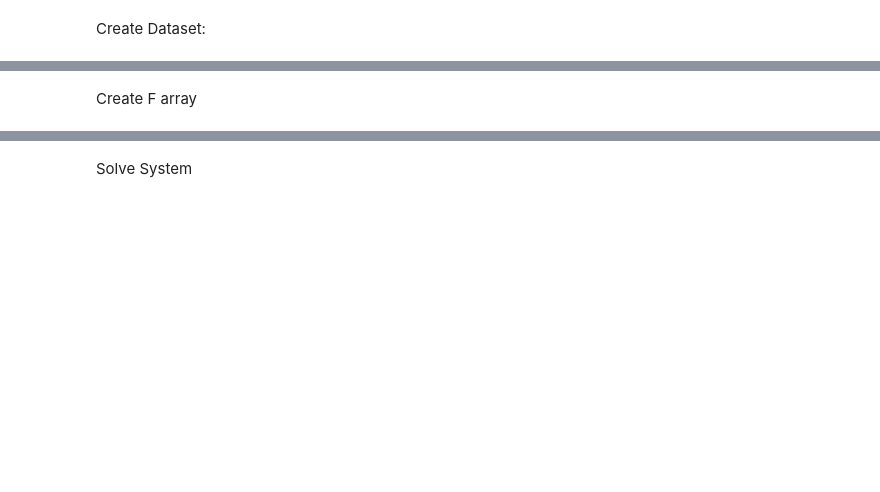
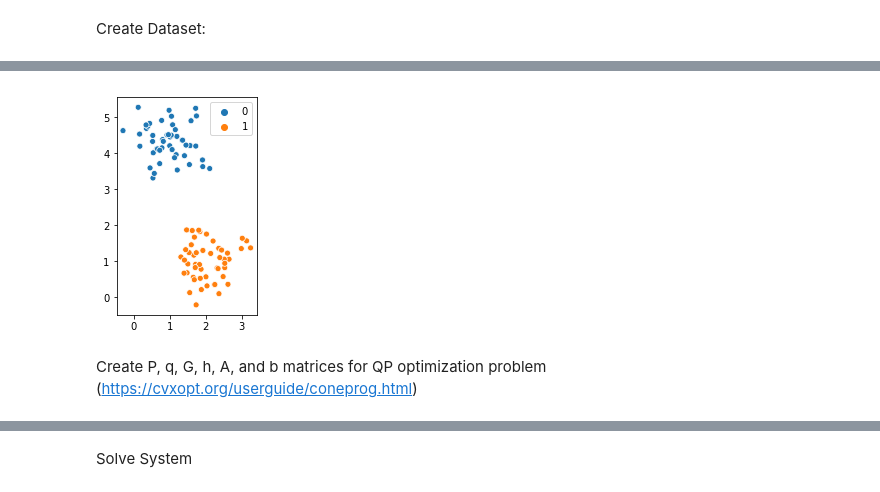
Before and after one commit to mbhaskar1/ML-Coursera, a Jupyter notebook: support_vector_machine.ipynb, the cells around one changed output, grey strips where cells are left out. Saved outputs shown, nothing was run; the diff lists cells and outputs as text; code cells hidden in the pictures; blank space fills up the shorter version.

Commit message:
SVM Completed - An implementation of the support vector algorithm using cvxopt

```diff
--- a/support_vector_machine.ipynb
+++ b/support_vector_machine.ipynb
@@ -81,3 +11,30 @@ y = 2*y - 1  # Change y to be -1 and 1 instead of 0 and 1
-# %% [markdown]
-Create F array
+# %%
+KERNEL = 'linear'
+POLY_P = 3
+CASE = 1
+
+if CASE == 1:
+  # Linearly Separable
+  X, y = make_blobs(n_samples=100, centers=2, n_features=2, cluster_std=0.5, random_state=0)
+elif CASE == 2:
+  # Simple Linearly Separable
+  X = np.array([[0, 1], [1, 0], [2, 2], [3, 3]])
+  y = np.array([0, 0, 1, 1]).reshape((4,))
+elif CASE == 3:
+  # Not Linearly Separable
+  X = np.array([[1, 0], [0, 1], [2, 1], [1, 2]])
+  y = np.array([0, 1, 1, 0])
+
+m = X.shape[0]
+
+fig, ax = plt.subplots()
+sns.scatterplot(x=X[:, 0], y=X[:, 1], hue=y, ax=ax)
+ax.set_aspect(1.0)
+plt.show()
+
+y = 2*y - 1  # Change y to be -1 and 1 instead of 0 and 1
+# %% [output]
+[figure, added]
+# %% [markdown]
+Create P, q, G, h, A, and b matrices for QP optimization problem (https://cvxopt.org/userguide/coneprog.html)
 # %%
```
Also changed, not shown: parts of 10 cells of this notebook.
